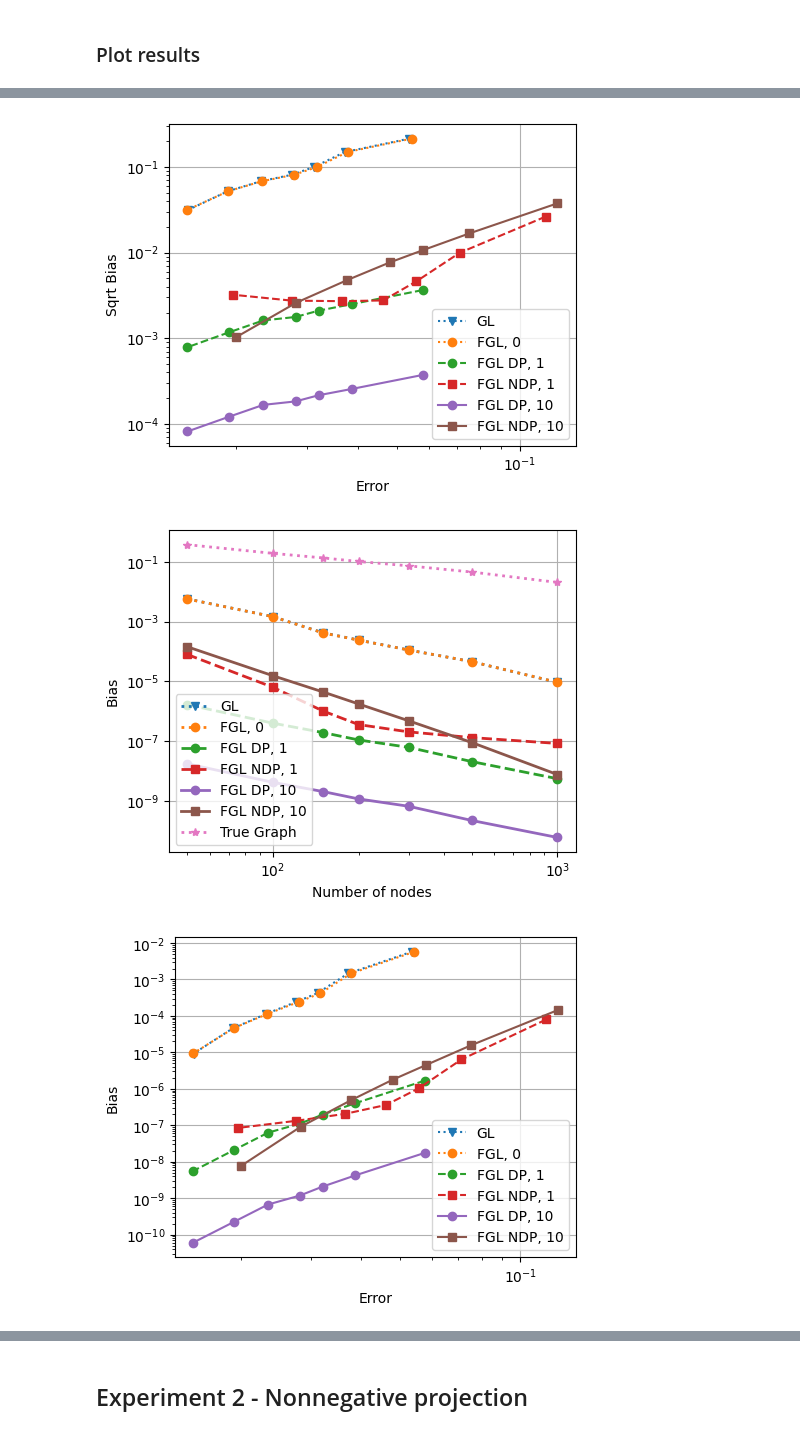
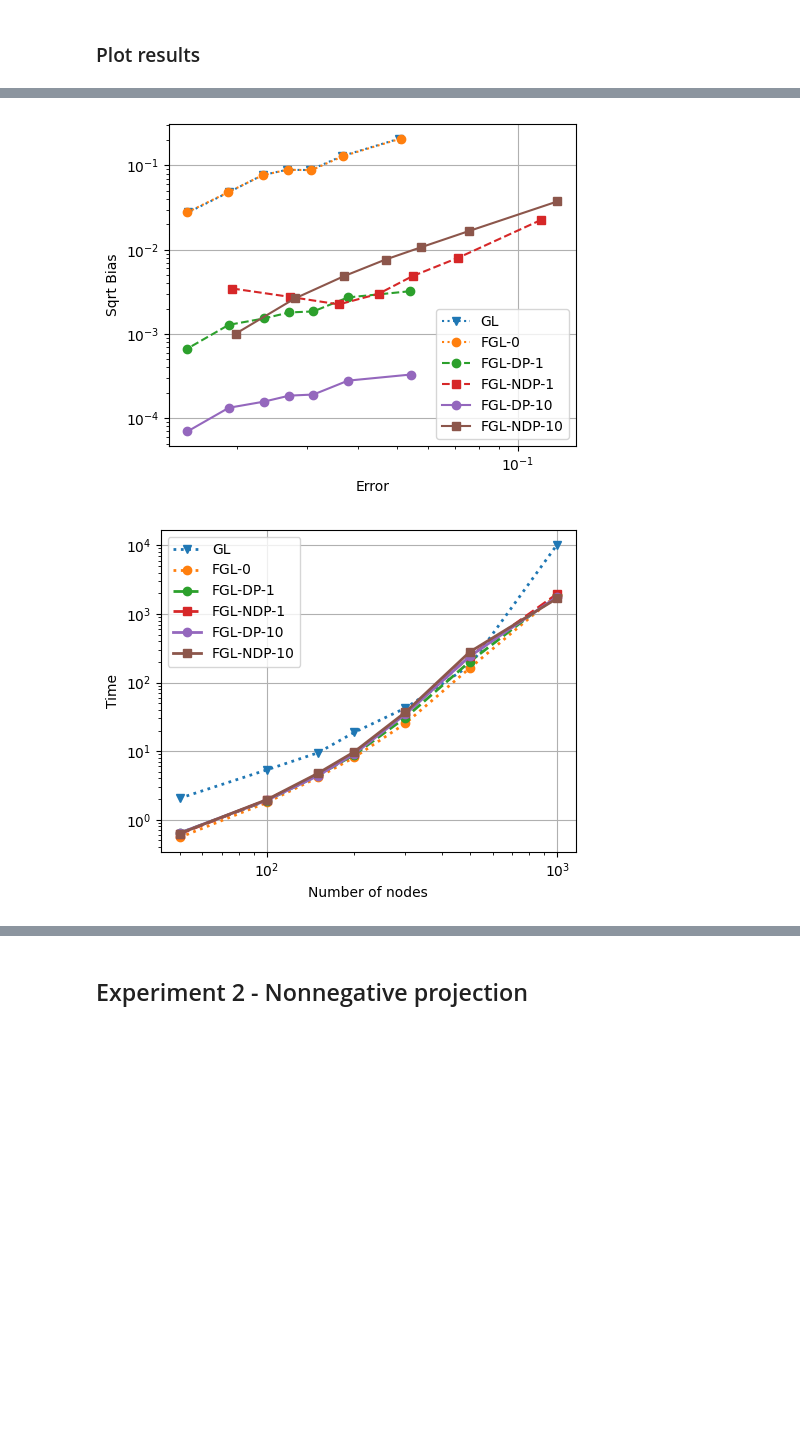
Before and after one commit to andreibuciulea/fair_GL, a Jupyter notebook: synthsim_VaryDim.ipynb, the cells around one changed output, grey strips where cells are left out. Drawn from its saved outputs; the diff is of its cells as text; code cells hidden in the pictures; blank space fills up the shorter version.

```diff
--- a/synthsim_VaryDim.ipynb
+++ b/synthsim_VaryDim.ipynb
@@ -196,22 +222,22 @@ verbose = False
 PREC_TYPE = None
 
 Exps = [
-    {'model': 'glasso', 'args': {'alpha': .1, 'max_iter': 1000, 'tol': 1e-3}, 'fmt': 'v:', 'leg': 'GL'},
+    {'model': 'glasso', 'args': {'alpha': .1, 'max_iter': 2000, 'tol': 1e-4}, 'fmt': 'v:', 'leg': 'GL'},
 
-    {'model': 'fair_flasso', 'args': {'mu1': .1, 'eta': 8e-3, 'mu2': 0, 'bias_type': 'dp',
-     'prec_type': PREC_TYPE, 'EARLY_STOP': True}, 'fmt': 'o:', 'leg': 'FGL, 0'},
+    {'model': 'fair_flasso', 'args': {'mu1': .1, 'eta': 5e-3, 'mu2': 0, 'bias_type': 'dp',
+     'prec_type': PREC_TYPE, 'EARLY_STOP': True}, 'fmt': 'o:', 'leg': 'FGL-0'},
 
-    {'model': 'fair_flasso', 'args': {'mu1': .1, 'eta': 8e-3, 'mu2': 1, 'bias_type': 'dp',
-     'prec_type': PREC_TYPE, 'EARLY_STOP': True}, 'fmt': 'o--', 'leg': 'FGL DP, 1'},
+    {'model': 'fair_flasso', 'args': {'mu1': .1, 'eta': 5e-3, 'mu2': 1, 'bias_type': 'dp',
+     'prec_type': PREC_TYPE, 'EARLY_STOP': True}, 'fmt': 'o--', 'leg': 'FGL-DP-1'},
 
-    {'model': 'fair_flasso', 'args': {'mu1': .1, 'eta': 8e-3, 'mu2': 1, 'bias_type': 'nodewise',
-     'prec_type': PREC_TYPE, 'EARLY_STOP': True}, 'fmt': 's--', 'leg': 'FGL NDP, 1'},
+    {'model': 'fair_flasso', 'args': {'mu1': .1, 'eta': 5e-3, 'mu2': 1, 'bias_type': 'nodewise',
+     'prec_type': PREC_TYPE, 'EARLY_STOP': True}, 'fmt': 's--', 'leg': 'FGL-NDP-1'},
 
-    {'model': 'fair_flasso', 'args': {'mu1': .1, 'eta': 8e-3, 'mu2': 10, 'bias_type': 'dp',
-     'prec_type': PREC_TYPE, 'EARLY_STOP': True}, 'fmt': 'o-', 'leg': 'FGL DP, 10'},
+    {'model': 'fair_flasso', 'args': {'mu1': .1, 'eta': 5e-3, 'mu2': 10, 'bias_type': 'dp',
+     'prec_type': PREC_TYPE, 'EARLY_STOP': True}, 'fmt': 'o-', 'leg': 'FGL-DP-10'},
 
-    {'model': 'fair_flasso', 'args': {'mu1': .1, 'eta': 8e-3, 'mu2': 10, 'bias_type': 'nodewise',
-     'prec_type': PREC_TYPE, 'EARLY_STOP': True}, 'fmt': 's-', 'leg': 'FGL NDP, 10'},
+    {'model': 'fair_flasso', 'args': {'mu1': .1, 'eta': 5e-3, 'mu2': 10, 'bias_type': 'nodewise',
+     'prec_type': PREC_TYPE, 'EARLY_STOP': True}, 'fmt': 's-', 'leg': 'FGL-NDP-10'},
 
 ]
 
@@ -289,13 +253,10 @@ Graph 44 Number of nodes: 200
 # %% [markdown]
 ### Save reulst and compute errors
 # %%
-frob_err = compute_metric_err(Thetas_est, Thetas_true, len(Exps), Zs=None, thr=.2, metric_type='err')
-f1_score = compute_metric_err(Thetas_est, Thetas_true, len(Exps), Zs=None, thr=.2, metric_type='f1')
-bias = compute_metric_err(Thetas_est, Thetas_true, len(Exps), Zs=Zs, thr=.2, metric_type='bias')
+frob_err = compute_metric_err(Thetas_est, Thetas_true, len(Exps), Zs=None, thr=.2, metric_type='err-v2')
 sqrt_bias = compute_metric_err(Thetas_est, Thetas_true, len(Exps), Zs=Zs, thr=.2, metric_type='sqrt-bias')
 
 if SAVE:
-    graphs_file_name = PATH + f'vardim_graphs_mu2vals.pkl'
     data = {
         'Exps': Exps,
         'DIM_RANGE': DIM_RANGE,
@@ -304,14 +265,7 @@ if SAVE:
         'runingtimes': runingtimes,
         'Zs': Zs,
     }
-    with open(graphs_file_name, 'wb') as f:
-        pickle.dump(data, f)
-        print('GRAPHS SAVED AS:', graphs_file_name)
-
-    perfs_file_name = PATH + f'vardim_perf_mu2vals'
-    np.savez(perfs_file_name, frob_err=frob_err, f1_score=f1_score,
-             sqrt_bias=sqrt_bias, bias=bias)
-    print('PERFORMANCE SAVED AS:', perfs_file_name)
+    save_files(PATH, 'mu2vals', data, frob_err, sqrt_bias)
 # %% [output]
 GRAPHS SAVED AS: ./results/vardim/vardim_graphs_mu2vals.pkl
 PERFORMANCE SAVED AS: ./results/vardim/vardim_perf_mu2vals
@@ -323,7 +283,6 @@ true_bias = compute_metric_err(Thetas_true, Thetas_true, 1, Zs=Zs, thr=.2, metri
 true_sqrt_bias = compute_metric_err(Thetas_true, Thetas_true, 1, Zs=Zs, thr=.2, metric_type='sqrt-bias')
 true_exp = {'fmt': '*:', 'leg': 'True Graph'}
 Exps_aux =  Exps + [true_exp]
-bias_aux = np.concatenate((bias, true_bias), axis=2)
 sqrt_bias_aux = np.concatenate((sqrt_bias, true_bias), axis=2)
 
 plt_args = { 'linewidth': 2 }
@@ -333,15 +292,8 @@ plot_results(DIM_RANGE, sqrt_bias_aux, Exps_aux, y_label='Sqrt Bias', plt_args=p
              save=SAVE, file_name=f'{PATH}vardim_mu2vals_plt_sqrtbias')
 plot_err_bias_results(frob_err, sqrt_bias, Exps, plot_lines=True, y_label='Sqrt Bias',save=SAVE,
                       file_name=f'{PATH}vardim_mu2vals_plt_err-sqrtbias')
-
-plot_results(DIM_RANGE, bias_aux, Exps_aux, y_label='Bias', plt_args=plt_args, plot_f='loglog',
-             save=SAVE, file_name=f'{PATH}vardim_mu2vals_plt_bias')
-plot_err_bias_results(frob_err, bias, Exps, plot_lines=True, save=SAVE,
-                      file_name=f'{PATH}vardim_mu2vals_plt_err-bias')
-
 plot_results(DIM_RANGE, runingtimes, Exps, y_label='Time', plt_args=plt_args, plot_f='loglog',
              save=SAVE, file_name=f'{PATH}vardim_mu2vals_plt_time')
-plot_results(DIM_RANGE, f1_score, Exps, y_label='F1 score', plt_args=plt_args)
 # %% [output]
 Fig save as: ./results/vardim/vardim_mu2vals_plt_err
 Fig save as: ./results/vardim/vardim_mu2vals_plt_sqrtbias
@@ -354,3 +304,2 @@ Fig save as: ./results/vardim/vardim_mu2vals_plt_time
-[figure, old version]
+[figure, new version]
-[figure, old version]
+[figure, new version]
-[figure, removed]
```
Also changed, not shown: parts of 9 cells of this notebook, 1 other file.
